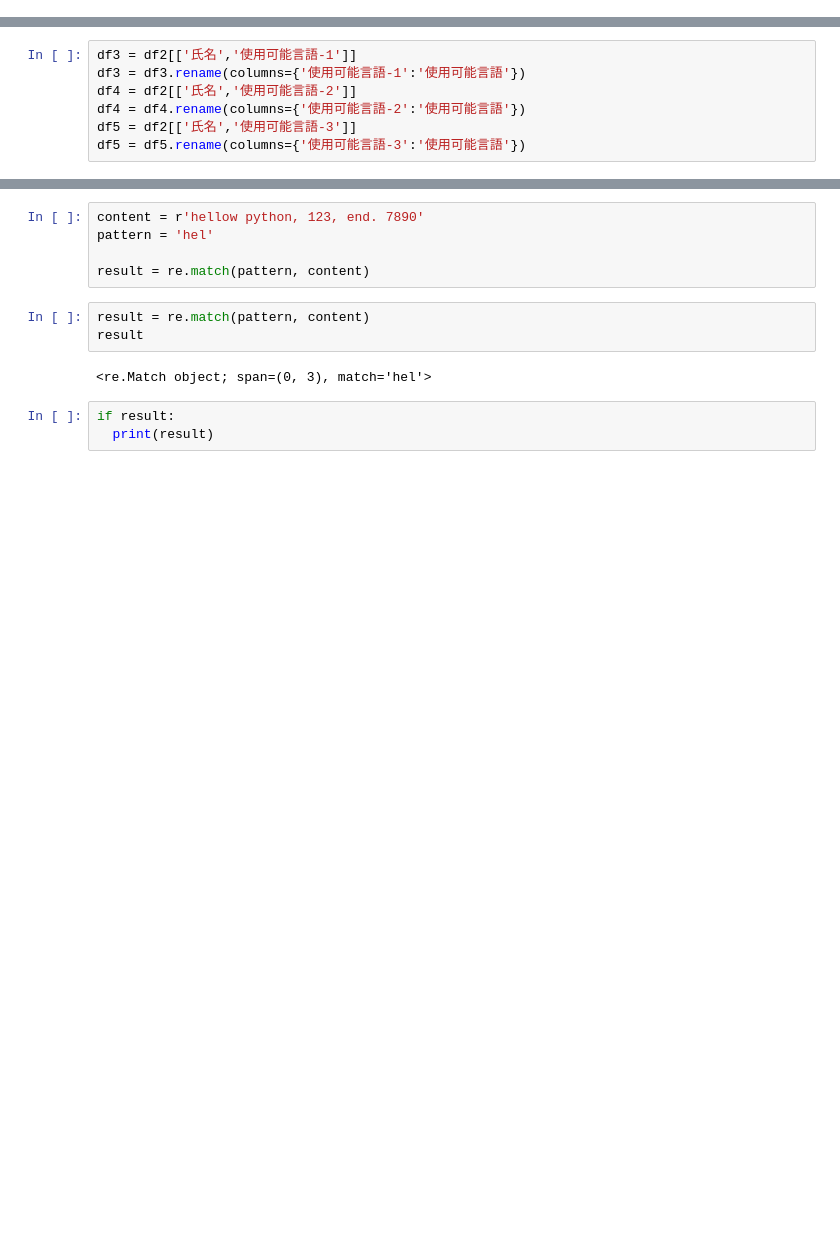
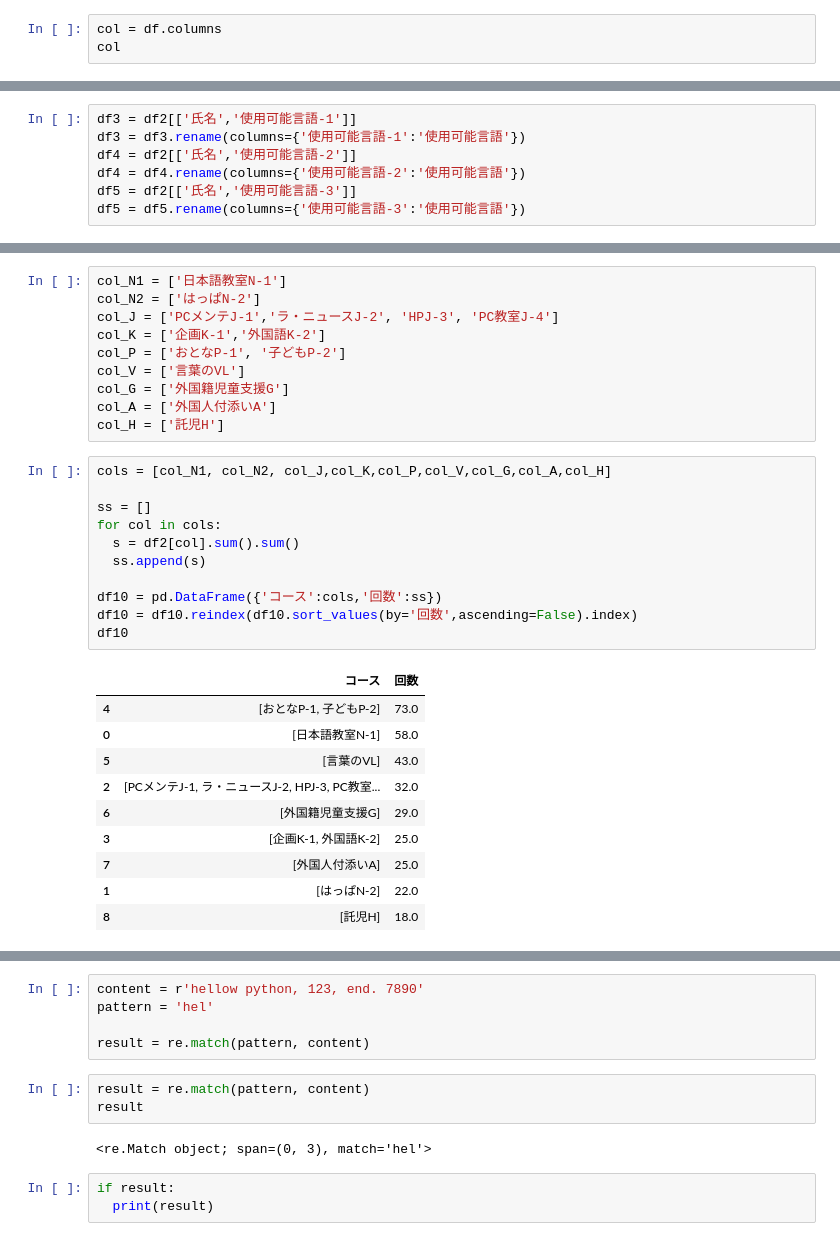
Before and after one commit to HiroshiATakano/GitHub, a Jupyter notebook: 第三章：正規表現.ipynb, the cells around one changed output, grey strips where cells are left out. Drawn from its saved outputs; the diff is of its cells as text; blank space fills up the shorter version.

```diff
--- a/第三章：正規表現.ipynb
+++ b/第三章：正規表現.ipynb
@@ -404,0 +430,3 @@ df['区'] = df['住所'].map(ku)
+# %%
+col = df.columns
+col
@@ -487,0 +555,32 @@ df6_pivot
+# %%
+col_N1 = ['日本語教室N-1']
+col_N2 = ['はっぱN-2']
+col_J = ['PCメンテJ-1','ラ・ニュースJ-2', 'HPJ-3', 'PC教室J-4']
+col_K = ['企画K-1','外国語K-2']
+col_P = ['おとなP-1', '子どもP-2']
+col_V = ['言葉のVL']
+col_G = ['外国籍児童支援G']
+col_A = ['外国人付添いA']
+col_H = ['託児H']
+# %%
+cols = [col_N1, col_N2, col_J,col_K,col_P,col_V,col_G,col_A,col_H]
+
+ss = []
+for col in cols:
+  s = df2[col].sum().sum()
+  ss.append(s)
+
+df10 = pd.DataFrame({'コース':cols,'回数':ss})
+df10 = df10.reindex(df10.sort_values(by='回数',ascending=False).index)
+df10
+# %% [output]
+|  | コース | 回数 |
+| 4 | [おとなP-1, 子どもP-2] | 73.0 |
+| 0 | [日本語教室N-1] | 58.0 |
+| 5 | [言葉のVL] | 43.0 |
+| 2 | [PCメンテJ-1, ラ・ニュースJ-2, HPJ-3, PC教室... | 32.0 |
+| 6 | [外国籍児童支援G] | 29.0 |
+| 3 | [企画K-1, 外国語K-2] | 25.0 |
+| 7 | [外国人付添いA] | 25.0 |
+| 1 | [はっぱN-2] | 22.0 |
+| 8 | [託児H] | 18.0 |
```
Also changed, not shown: parts of 26 cells of this notebook.
